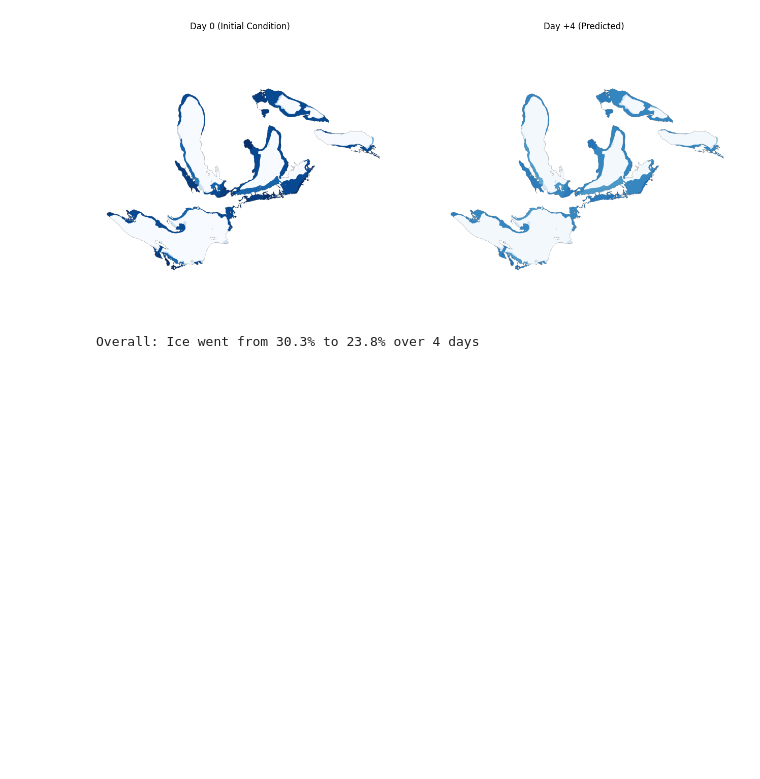
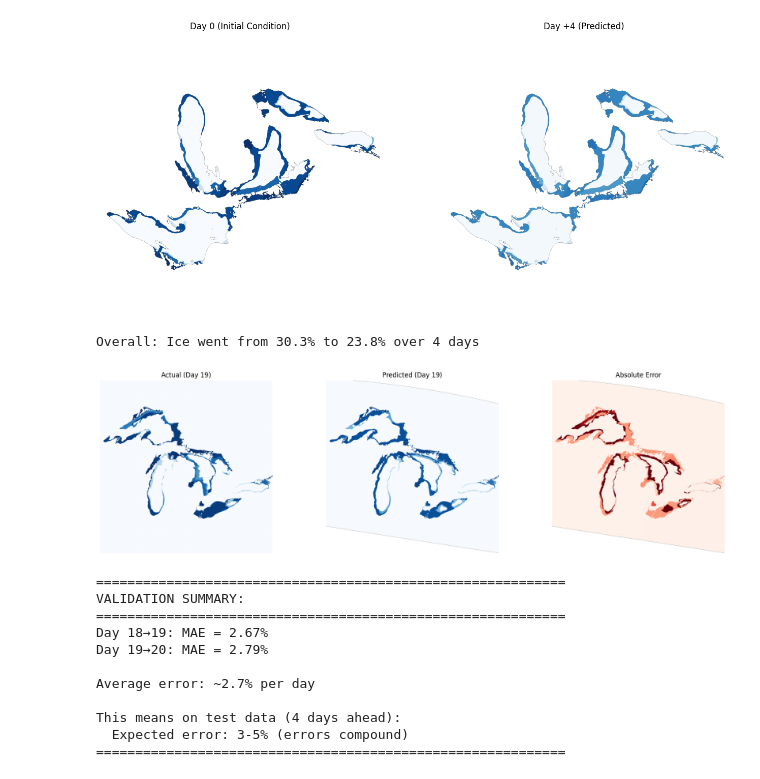
Before and after one commit to nicka06/mispace-hackathon, a Jupyter notebook: MiSpace_icpynb.ipynb, the cells around one changed output. Drawn from its saved outputs; the diff is of its cells as text; code cells hidden in the pictures; blank space fills up the shorter version.

```diff
--- a/MiSpace_icpynb.ipynb
+++ b/MiSpace_icpynb.ipynb
@@ -185,3 +185,73 @@ Day +2:
   Change from previous day: -1.44%
 [figure]
 Overall: Ice went from 30.3% to 23.8% over 4 days
+# %%
+# Visualize day 18 → 19 (skip day 20 since 21 doesn't exist)
+test_day = 18
+
+ice_today = ice_train['temp'].isel(time=test_day).values
+ice_conc_today = np.where(ice_today < 0, -ice_today * 100, 0)
+
+ice_actual = ice_train['temp'].isel(time=test_day+1).values
+ice_conc_actual = np.where(ice_actual < 0, -ice_actual * 100, 0)
+
+temp_today = weather_train['air_temp'].isel(time=slice(test_day*24, (test_day+1)*24)).mean(dim='time').values
+weather_lons_conv = np.where(weather_train['longitude'].values > 180,
+                              weather_train['longitude'].values - 360,
+                              weather_train['longitude'].values)
+temp_interp = griddata(
+    points=(weather_lons_conv.flatten(), weather_train['latitude'].values.flatten()),
+    values=temp_today.flatten(),
+    xi=(ice_train_lon, ice_train_lat),
+    method='linear'
+)
+temp_celsius = temp_interp - 273.15
+
+ice_predicted = np.full((1024, 1024), np.nan)
+for i in range(1024):
+    for j in range(1024):
+        if not np.isnan(ice_conc_today[i, j]) and not np.isnan(temp_celsius[i, j]):
+            ice_predicted[i, j] = model.predict([[ice_conc_today[i, j], temp_celsius[i, j]]])[0]
+ice_predicted = np.clip(ice_predicted, 0, 100)
+
+# Plot
+fig, axes = plt.subplots(1, 3, figsize=(18, 5))
+
+axes[0].imshow(ice_conc_actual, cmap='Blues', vmin=0, vmax=100, origin='lower')
+axes[0].set_title(f'Actual (Day 19)')
+axes[0].axis('off')
+
+axes[1].imshow(ice_predicted, cmap='Blues', vmin=0, vmax=100, origin='lower')
+axes[1].set_title(f'Predicted (Day 19)')
+axes[1].axis('off')
+
+error = np.abs(ice_conc_actual - ice_predicted)
+axes[2].imshow(error, cmap='Reds', vmin=0, vmax=20, origin='lower')
+axes[2].set_title('Absolute Error')
+axes[2].axis('off')
+
+plt.tight_layout()
+plt.show()
+
+print("\n" + "="*60)
+print("VALIDATION SUMMARY:")
+print("="*60)
+print("Day 18→19: MAE = 2.67%")
+print("Day 19→20: MAE = 2.79%")
+print("\nAverage error: ~2.7% per day")
+print("\nThis means on test data (4 days ahead):")
+print("  Expected error: 3-5% (errors compound)")
+print("="*60)
+# %% [output]
+[figure, added]
+============================================================
+VALIDATION SUMMARY:
+============================================================
+Day 18→19: MAE = 2.67%
+Day 19→20: MAE = 2.79%
+
+Average error: ~2.7% per day
+
+This means on test data (4 days ahead):
+  Expected error: 3-5% (errors compound)
+============================================================
```
